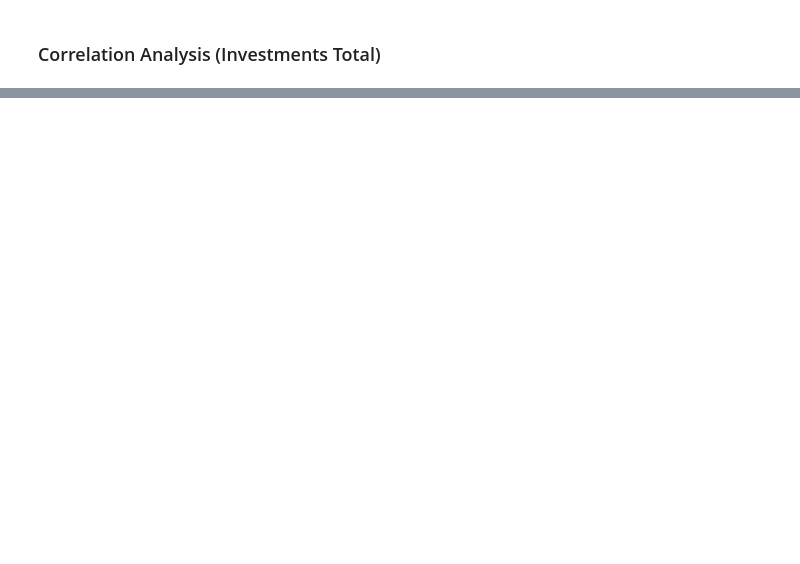
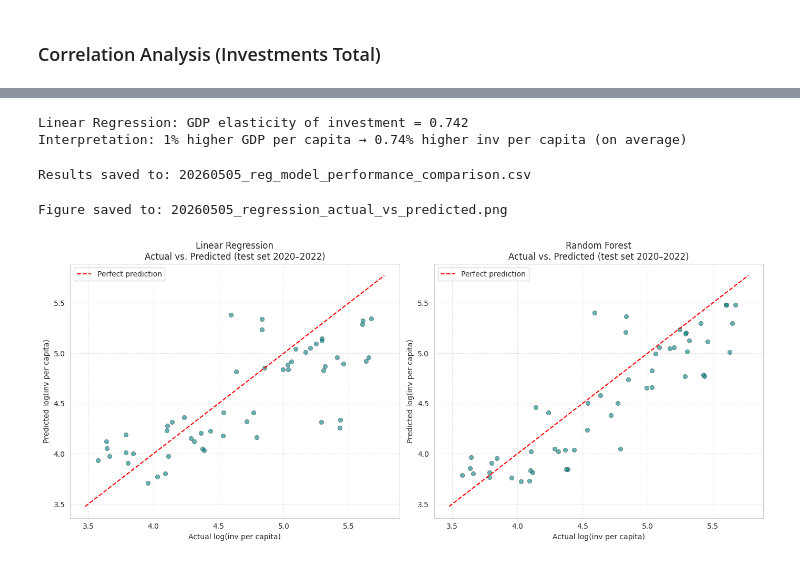
Before and after one commit to danielwrnr/Environmental_Protection_Investment_Analysis, a Jupyter notebook: notebooks/investment_analysis.ipynb, the cells around one changed output, grey strips where cells are left out. Cells and saved outputs as stored; diff of their text form; code cells hidden in the pictures; blank space fills up the shorter version.

Commit message:
Add revised Regression

```diff
--- a/notebooks/investment_analysis.ipynb
+++ b/notebooks/investment_analysis.ipynb
@@ -1422,0 +1086,16 @@ Path:  /home/daniel/projects/SS2026_TU_Wien/Data_Stewardship/Environmental_Prote
+# %%
+# --- Feature Definition ---
+# Features: log GDP per capita, log population
+features = ['log_gdp_per_capita', 'log_pop']
+
+# Add log population if available
+df_ml['log_pop'] = np.log1p(df_ml['population'])
+train_df = df_ml[df_ml['year'] <= 2019]
+test_df  = df_ml[df_ml['year'] >= 2020]
+
+target = 'log_inv_per_capita'  # predict log investment per capita
+
+X_train = train_df[features]
+X_test  = test_df[features]
+y_train = train_df[target]
+y_test  = test_df[target]
@@ -1422,0 +1137,40 @@ Path:  /home/daniel/projects/SS2026_TU_Wien/Data_Stewardship/Environmental_Prote
+# %%
+# --- Linear Regression Coefficient ---
+# In log-log space, the coefficient on log_gdp is an elasticity:
+# "A 1% increase in GDP per capita is associated with a X% increase in investment per capita"
+gdp_coef = lr_model.coef_[0]
+print(f"\nLinear Regression: GDP elasticity of investment = {gdp_coef:.3f}")
+print(f"Interpretation: 1% higher GDP per capita → {gdp_coef:.2f}% higher inv per capita (on average)")
+# %% [output]
+Linear Regression: GDP elasticity of investment = 0.742
+Interpretation: 1% higher GDP per capita → 0.74% higher inv per capita (on average)
+# %%
+# --- Export Results ---
+results_filename = os.path.join(RESULTS_PATH, f"{current_date}_reg_model_performance_comparison.csv")
+perf_df.to_csv(results_filename, index=False)
+print(f"\nResults saved to: {os.path.basename(results_filename)}")
+# %% [output]
+Results saved to: 20260505_reg_model_performance_comparison.csv
+# %%
+# --- Visualization: Actual vs Predicted (log scale) ---
+fig, axes = plt.subplots(1, 2, figsize=(14, 6))
+
+for ax, (name, model) in zip(axes, [("Linear Regression", lr_model), ("Random Forest", rf_model)]):
+    preds = model.predict(X_test)
+    ax.scatter(y_test, preds, alpha=0.6, color='teal', edgecolors='k', linewidth=0.4)
+    lims = [min(y_test.min(), preds.min()) - 0.1, max(y_test.max(), preds.max()) + 0.1]
+    ax.plot(lims, lims, 'r--', lw=1.5, label='Perfect prediction')
+    ax.set_xlabel('Actual log(inv per capita)')
+    ax.set_ylabel('Predicted log(inv per capita)')
+    ax.set_title(f'{name}\nActual vs. Predicted (test set 2020–2022)')
+    ax.legend()
+    ax.grid(True, linestyle='--', alpha=0.5)
+
+plt.tight_layout()
+fig_filename = os.path.join(FIGURES_PATH, f"{current_date}_regression_actual_vs_predicted.png")
+plt.savefig(fig_filename, dpi=300, bbox_inches='tight')
+print(f"Figure saved to: {os.path.basename(fig_filename)}")
+plt.show()
+# %% [output]
+Figure saved to: 20260505_regression_actual_vs_predicted.png
+[figure, added]
```
Also changed, not shown: parts of 30 cells of this notebook, 23 other files.
